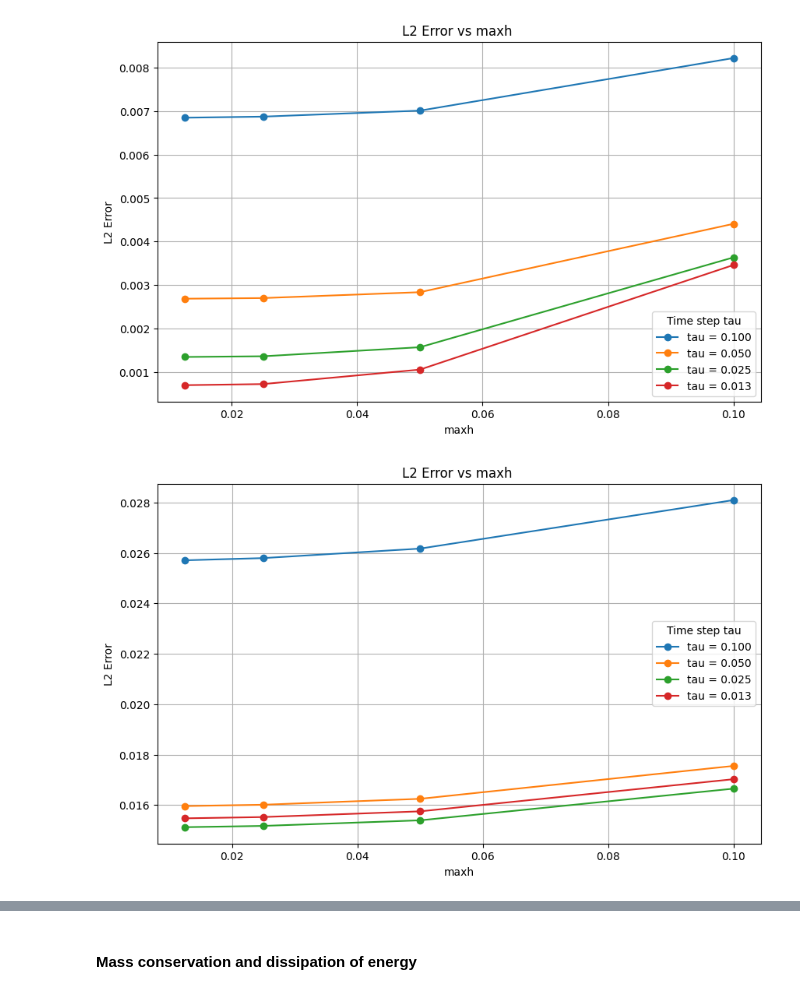
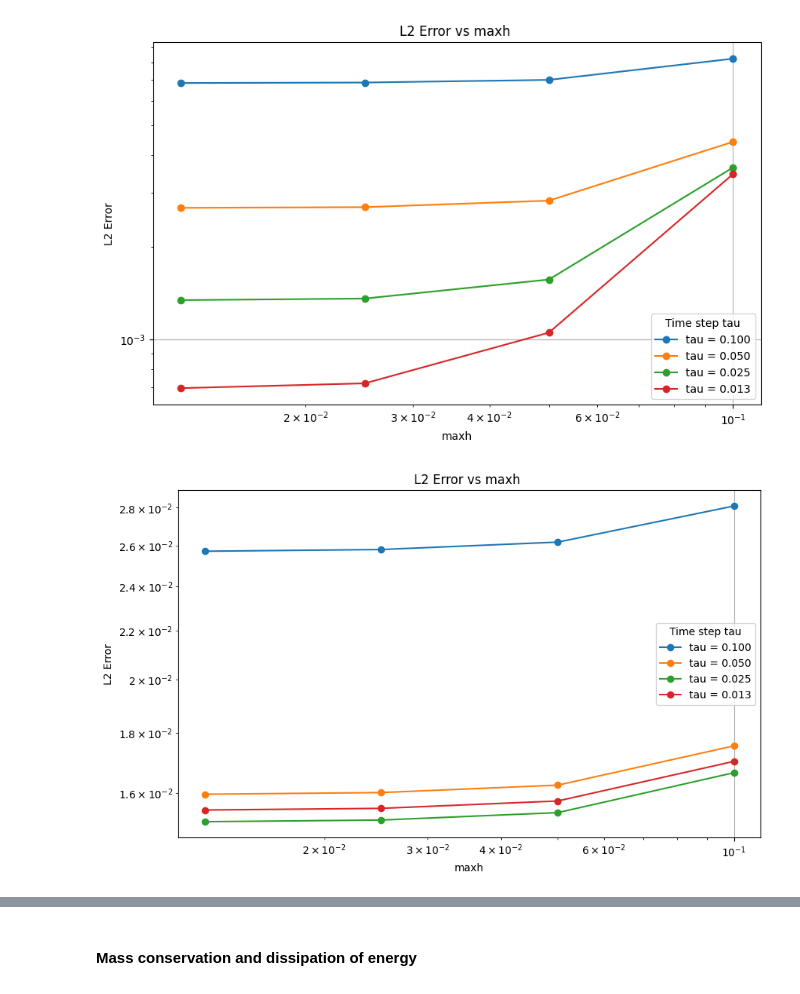
Before and after one commit to sannejamila/FEM_Project2, a Jupyter notebook: Handin.ipynb, the cells around one changed output, grey strips where cells are left out. Cells and saved outputs as stored; diff of their text form; code cells hidden in the pictures.

```diff
--- a/Handin.ipynb
+++ b/Handin.ipynb
@@ -237,15 +238,15 @@ err =  2.2187147634243742e-15
 # %%
 for df in [Explicit_df,IMEX_df,Implicit_df]:
     plt.figure(figsize=(10, 6))
     for tau in df['tau'].unique():
         df_tau = df[df['tau'] == tau]
-        plt.plot(df_tau['maxh'], df_tau['L2_error'], marker='o', label=f'tau = {tau:.3f}')
+        plt.loglog(df_tau['maxh'], df_tau['L2_error'], marker='o', label=f'tau = {tau:.3f}')
     plt.xlabel('maxh')
     plt.ylabel('L2 Error')
     plt.title('L2 Error vs maxh ')
     plt.legend(title="Time step tau")
     plt.grid(True)
     plt.show()
 # %% [output]
-[figure, old version]
+[figure, new version]
-[figure, old version]
+[figure, new version]
```
Also changed, not shown: parts of 10 cells of this notebook, 3 other files.
